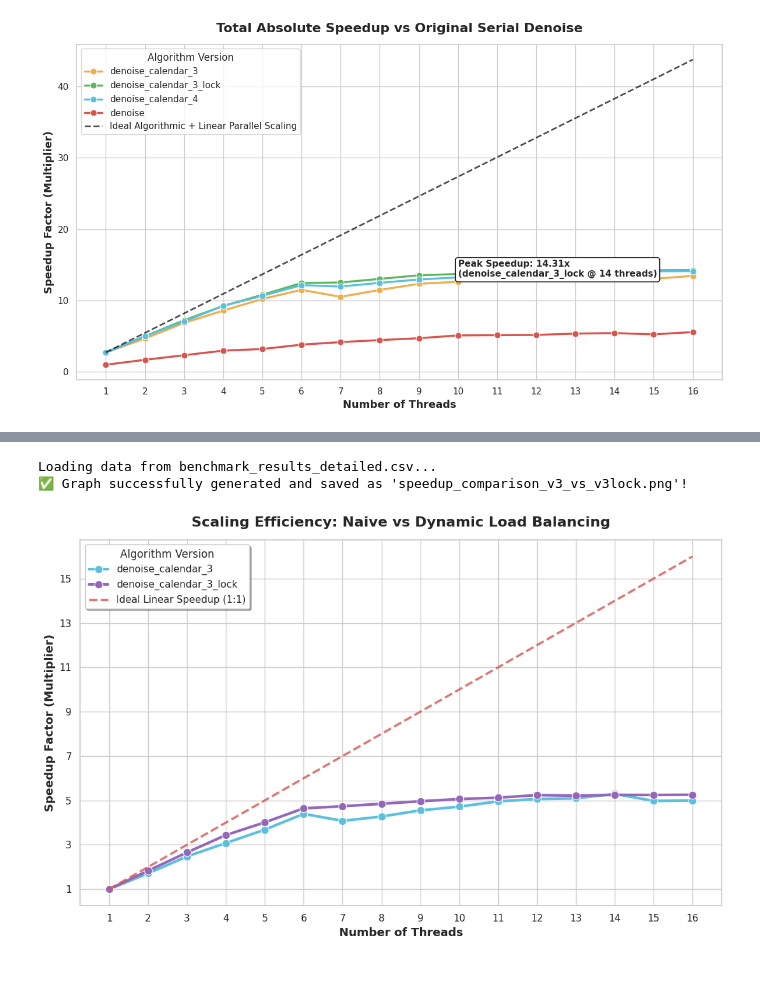
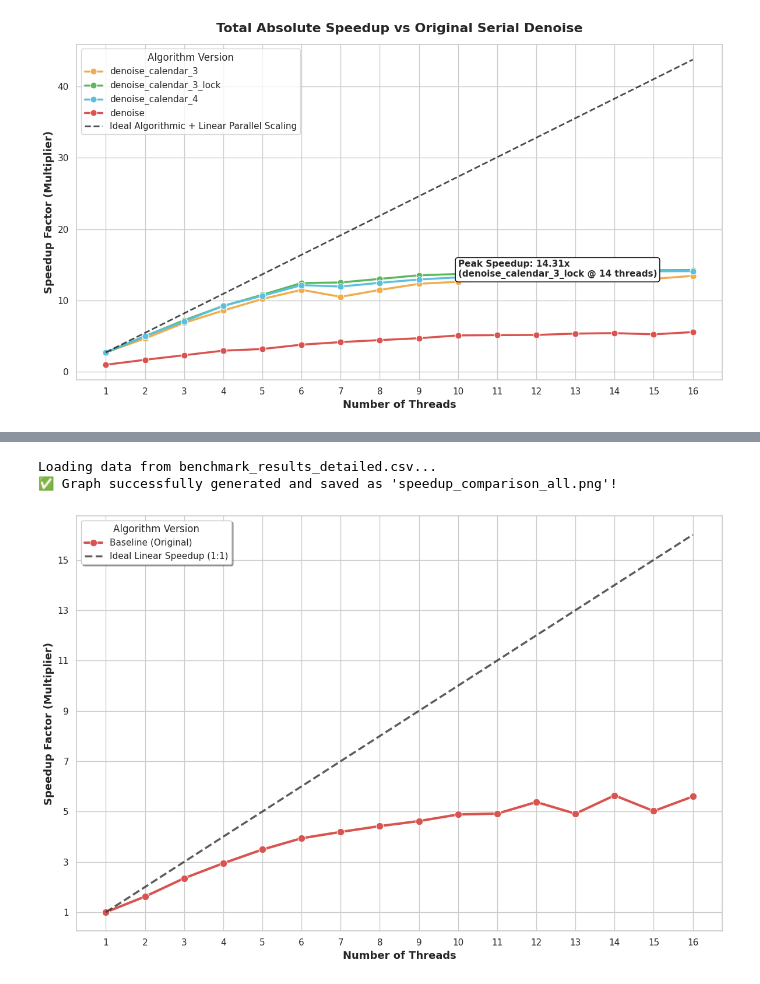
Before and after one commit to lorenzo-marranini/Computer-Architecture-Project, a Jupyter notebook: src/analysis.ipynb, the cells around one changed output, grey strips where cells are left out. Cells and saved outputs as stored; diff of their text form; code cells hidden in the pictures.

```diff
--- a/src/analysis.ipynb
+++ b/src/analysis.ipynb
@@ -920,8 +1003,14 @@ import seaborn as sns
 
 # --- CONFIGURATION ---
 CSV_FILENAME = 'benchmark_results_detailed.csv'
-OUTPUT_GRAPH = 'speedup_comparison_v3_vs_v3lock.png'
-TARGET_PROGRAMS = ['denoise_calendar_3', 'denoise_calendar_3_lock']
+OUTPUT_GRAPH = 'speedup_comparison_all.png'
+
+# --- LEGEND ALIASES ---
+# Define exactly which programs you want to include and what they should be named.
+RENAME_MAP = {
+    'denoise': 'Baseline (Original)',
+
+}
 
 print(f"Loading data from {CSV_FILENAME}...")
 
@@ -931,40 +1020,44 @@ except FileNotFoundError:
     print(f"Error: Could not find '{CSV_FILENAME}'.")
     exit(1)
 
-# --- 1. FILTER AND AGGREGATE DATA ---
-# Keep only the target programs
-df_filtered = df[df['Program Name'].isin(TARGET_PROGRAMS)]
+# --- 1. FILTER AND RENAME DATA ---
+# Keep only the programs defined in our RENAME_MAP dictionary
+df = df[df['Program Name'].isin(RENAME_MAP.keys())].copy()
 
-if df_filtered.empty:
+if df.empty:
     print(f"Error: No data found for the specified programs. Check your CSV.")
     exit(1)
 
+# Apply the beautiful names to the DataFrame immediately
+df['Program Name'] = df['Program Name'].replace(RENAME_MAP)
+
 # Calculate the MEAN time for each program and thread count combination
-df_mean = df_filtered.groupby(['Program Name', 'Thread Count'])['Time (Seconds)'].mean().reset_index()
+df_mean = df.groupby(['Program Name', 'Thread Count'])['Time (Seconds)'].mean().reset_index()
 
 # --- 2. CALCULATE SPEEDUP FOR EACH PROGRAM ---
 # Speedup = Time(1 thread) / Time(N threads)
-# We calculate this relative to EACH program's own 1-thread baseline to show their scaling efficiency
 df_mean['Actual Speedup'] = 0.0
 
-for prog in TARGET_PROGRAMS:
+# Iterate over the NEW beautiful names
+for prog_name in RENAME_MAP.values():
     try:
         # Get the 1-thread time for this specific program
-        t1_baseline = df_mean[(df_mean['Program Name'] == prog) & (df_mean['Thread Count'] == 1)]['Time (Seconds)'].values[0]
+        t1_baseline = df_mean[(df_mean['Program Name'] == prog_name) & (df_mean['Thread Count'] == 1)]['Time (Seconds)'].values[0]
 
-        # Calculate and assign the speedup
-        mask = df_mean['Program Name'] == prog
+        # Calculate and assign the speedup multiplier
+        mask = df_mean['Program Name'] == prog_name
         df_mean.loc[mask, 'Actual Speedup'] = t1_baseline / df_mean.loc[mask, 'Time (Seconds)']
     except IndexError:
-        print(f"Warning: No 1-thread baseline data found for {prog}. Skipping speedup calculation.")
+        print(f"Warning: No 1-thread baseline data found for '{prog_name}'. Skipping speedup calculation.")
 
 # --- 3. PLOT THE GRAPH ---
-plt.figure(figsize=(11, 7))
+plt.figure(figsize=(12, 8))
 sns.set_theme(style="whitegrid")
 
+# Define the custom color palette matching the new names
 custom_palette = {
-    'denoise_calendar_3': '#5bc0de',        # Light Blue
-    'denoise_calendar_3_lock': '#9467bd'    # Purple
+    'Baseline (Original)': '#d9534f',                   # Red
+
 }
 
 # Plot Actual Speedups
@@ -982,34 +1075,33 @@ sns.lineplot(
 # Plot Ideal Linear Speedup (x = thread counts, y = thread counts)
 thread_counts = sorted(df_mean['Thread Count'].unique())
 plt.plot(
     thread_counts,
     thread_counts,
     linestyle='--',
-    color='#d9534f',
+    color='#333333', # Dark Grey for the ideal line so it stands out
     linewidth=2.5,
     alpha=0.8,
     label='Ideal Linear Speedup (1:1)'
 )
 
 # Formatting
-plt.title('Scaling Efficiency: Naive vs Dynamic Load Balancing', fontsize=16, fontweight='bold', pad=15)
 plt.xlabel('Number of Threads', fontsize=13, fontweight='bold')
 plt.ylabel('Speedup Factor (Multiplier)', fontsize=13, fontweight='bold')
 
 # Ensure X and Y axes have clean integer ticks
 plt.xticks(thread_counts)
 max_threads = max(thread_counts)
 plt.yticks(range(1, max_threads + 1, 2))
 
 # Customize the legend
 plt.legend(title='Algorithm Version', title_fontsize='12', fontsize='11', shadow=True, loc='upper left')
 
 # Save and show
 plt.tight_layout()
 plt.savefig(OUTPUT_GRAPH, dpi=300)
 print(f"✅ Graph successfully generated and saved as '{OUTPUT_GRAPH}'!")
 plt.show()
 # %% [output]
 Loading data from benchmark_results_detailed.csv...
-✅ Graph successfully generated and saved as 'speedup_comparison_v3_vs_v3lock.png'!
+✅ Graph successfully generated and saved as 'speedup_comparison_all.png'!
-[figure, old version]
+[figure, new version]
```
Also changed, not shown: parts of 6 cells of this notebook, 30 other files.
